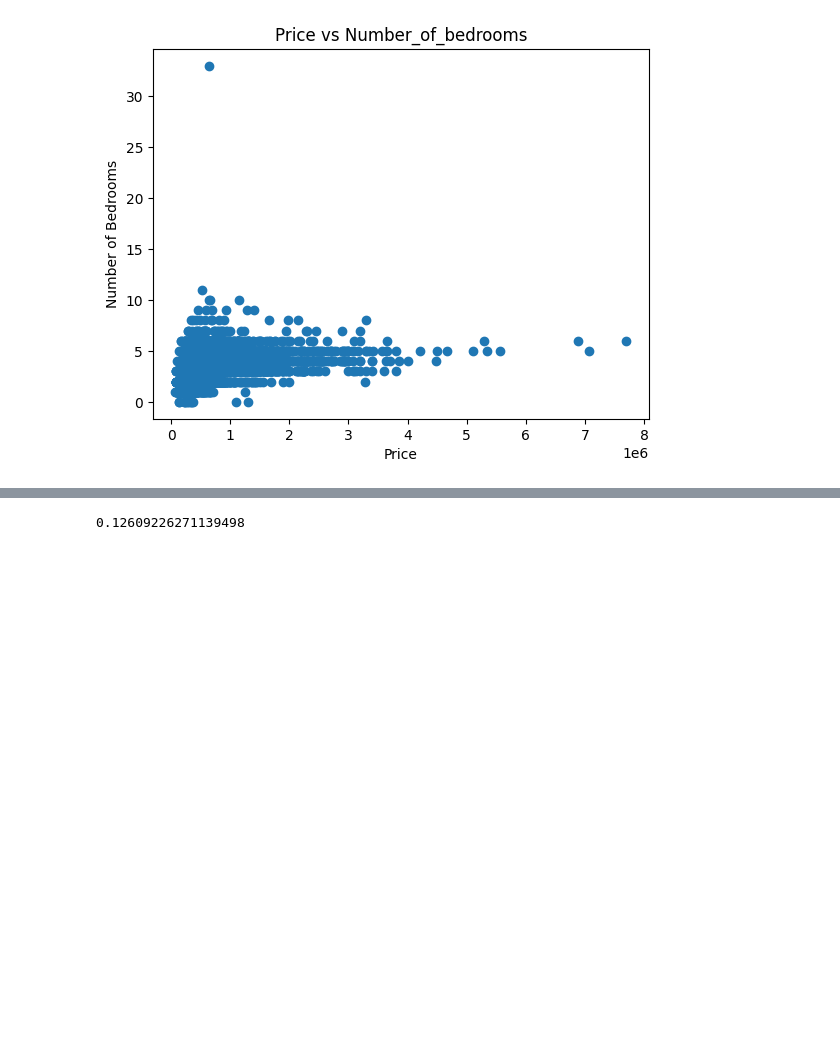
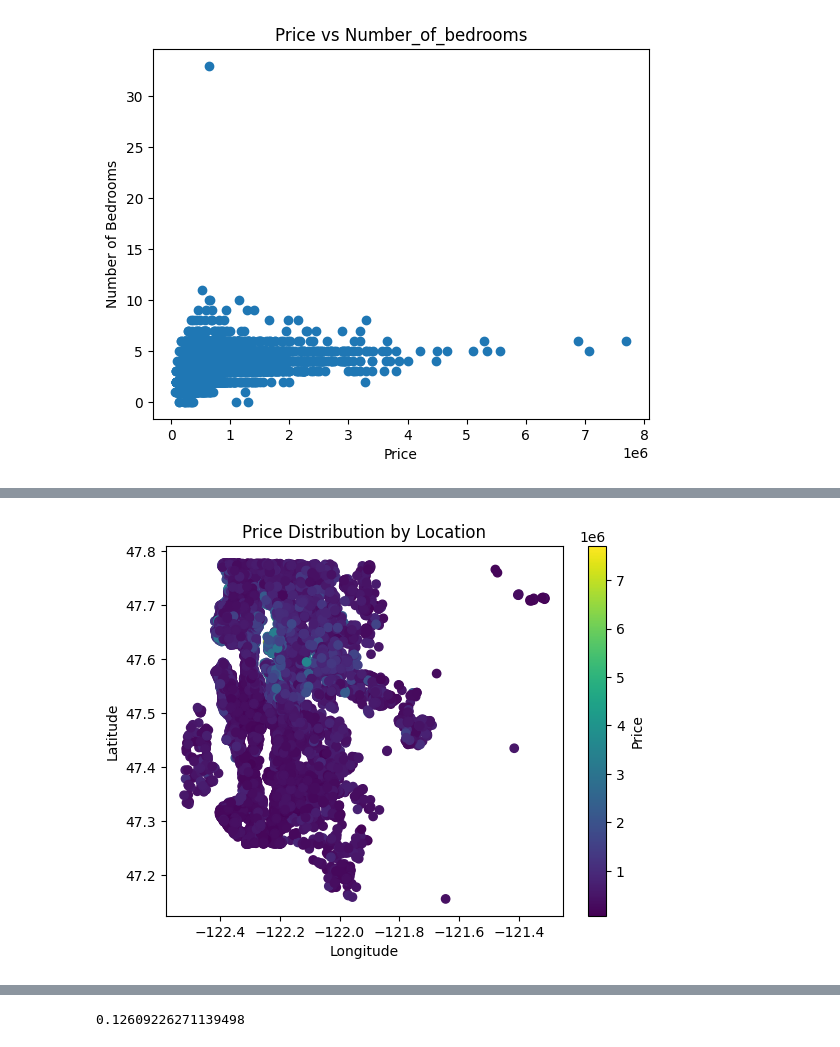
Before and after one commit to Pelumioluwa/Data-Science-Projects, a Jupyter notebook: Code /Price_Predictor.ipynb, the cells around one changed output, grey strips where cells are left out. Drawn from its saved outputs; the diff is of its cells as text; code cells hidden in the pictures; blank space fills up the shorter version.

Commit message:
updates to price predictor

```diff
--- a/Code /Price_Predictor.ipynb
+++ b/Code /Price_Predictor.ipynb
@@ -244,3 +218,18 @@ Text(0.5, 1.0, 'Price vs Number_of_bedrooms')
+# %%
+#let consider how the above affects price
+#so we would plot the longtitude and latitude against price
+plt.scatter(house_data['long'], house_data['lat'], c=house_data['price'], cmap='viridis')
+plt.colorbar(label='Price')
+plt.xlabel('Longitude')
+plt.ylabel('Latitude')
+plt.title('Price Distribution by Location')
+plt.show()
+ # From the below it shows there is a strong relationship among the price, longtitude and latitude
+ # most houses in a particular location are priced similar and we can see
+ # some segmented neighbourhoods that are in the midst of the cluster that are priced more
+ # There are some outlier houses but we would not remove them because they are not outliers in other data columns
+# %% [output]
+[figure, added]
 # %% [markdown]
 The Fourth step would be to carry out Feature engineering
 We would carry out feature engineering on the following columns.
```
Also changed, not shown: parts of 24 cells of this notebook.
